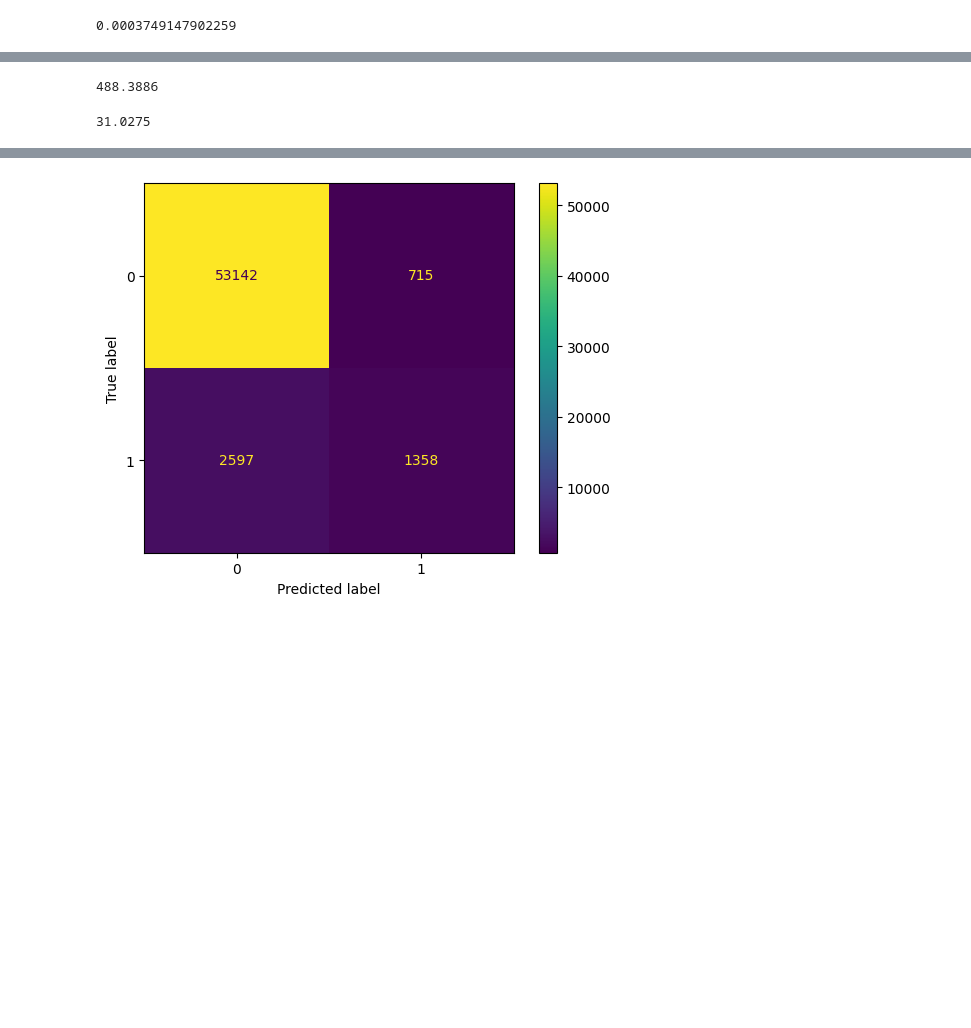
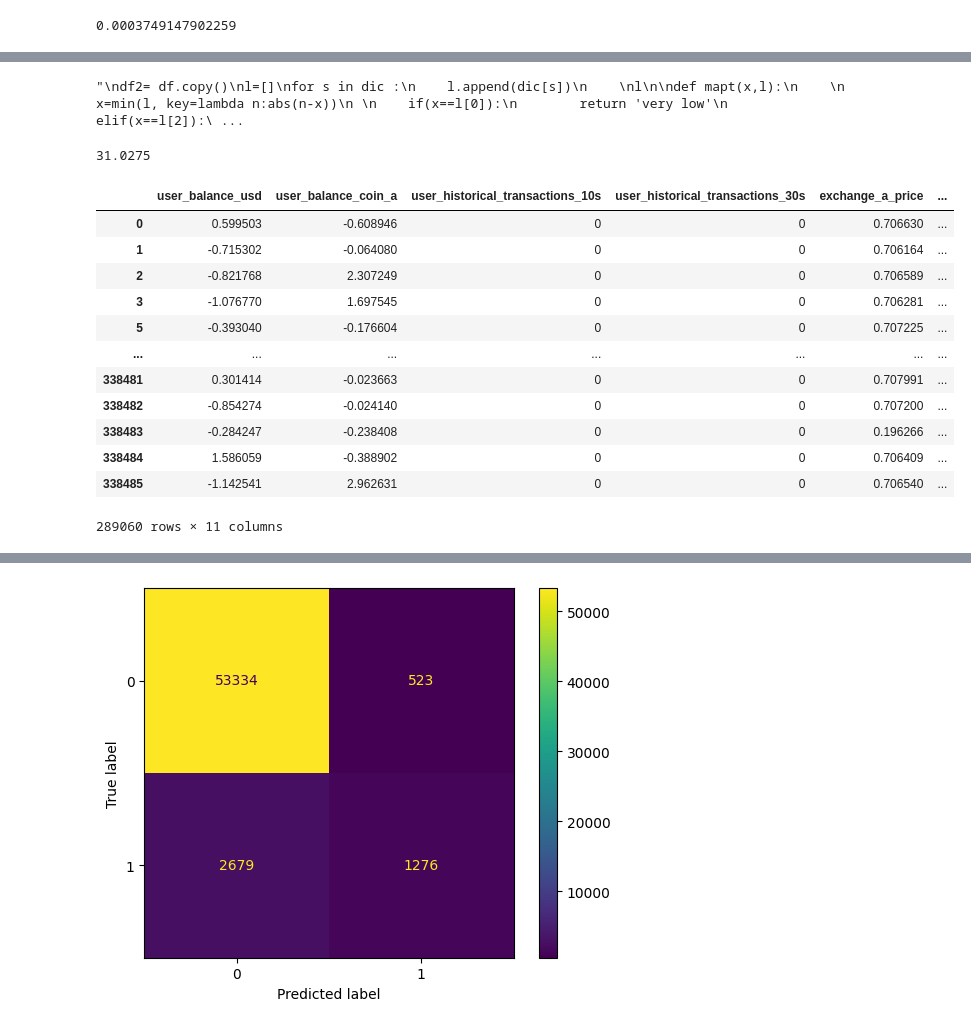
Before and after one commit to FranciscoDMO/batch6-workspace, a Jupyter notebook: HCKT01 - Binary Classification/hackaton.ipynb, the cells around one changed output, grey strips where cells are left out. Drawn from its saved outputs; the diff is of its cells as text; code cells hidden in the pictures; blank space fills up the shorter version.

```diff
--- a/HCKT01 - Binary Classification/hackaton.ipynb
+++ b/HCKT01 - Binary Classification/hackaton.ipynb
@@ -133,7 +139,35 @@ avg
 # %%
-df.exchange_b_price.max()
+'''
+df2= df.copy()
+l=[]
+for s in dic :
+    l.append(dic[s])
+
+l
+
+def mapt(x,l):
+
+    x=min(l, key=lambda n:abs(n-x))
+
+    if(x==l[0]):
+        return 'very low'
+    elif(x==l[2]):
+        return 'medium'
+    elif(x==l[3]):
+        return 'high'
+    elif(x==l[4]):
+        return 'very high'
+    elif(x==l[1]):
+        return 'low'
+    else:
+        return 'low'
+
+df2['exchange_b_volatility'] = df2['exchange_b_volatility'].map(lambda x:mapt(x,l))
+
+df2
+'''
 # %% [output]
-488.3886
+"\ndf2= df.copy()\nl=[]\nfor s in dic :\n    l.append(dic[s])\n    \nl\n\ndef mapt(x,l):\n    \n    x=min(l, key=lambda n:abs(n-x))\n \n    if(x==l[0]):\n        return 'very low'\n    elif(x==l[2]):\ ...
 # %%
 df.exchange_b_price.min()
 # %% [output]
@@ -144,10 +178,12 @@ def clean_data (df):
 
 
 
-    df1['anonymousL'] = df1.anonymous.str.replace('\d','')
+    df1['anonymousL'] = df1.anonymous.str.replace('\d+','')
     df1['anonymousN'] =df1.anonymous.str.replace('[aA-zZ]+','')
     df1['anonymousN']=df1['anonymousN'].astype('int64')
     df1['anonymousL']=df1['anonymousL'].astype('category')
+
+    #df1['exchange_b_volatility']=df1['exchange_b_volatility'].astype('category')
 
 
 
@@ -163,34 +199,49 @@ def clean_data (df):
     #df1['exchange_b_volatility'] = df1['exchange_b_volatility'].fillna(avg)
 
     df1['profit'] = abs(df1.exchange_b_price - df1.exchange_a_price)
+    df1['balance_a_usd']= df1.user_balance_coin_a * df1.exchange_a_price
+    df1['percentage_coin']= df1.balance_a_usd/df1.user_balance_usd
 
     df1=df1.dropna()
 
     robustscaler = RobustScaler()
+
     prof = df1[['profit']]
     robustscaler.fit(prof)
     df1['profit'] = robustscaler.transform(prof)
+
+   ##here
+    bal_a = df1[['balance_a_usd']]
+    robustscaler.fit(bal_a)
+    df1['balance_a_usd'] = robustscaler.transform(bal_a)
 
     bal_c = df1[['user_balance_coin_a']]
     robustscaler.fit(bal_c)
     df1['user_balance_coin_a'] = robustscaler.transform(bal_c)
 
 
-
     bal_u = df1[['user_balance_usd']]
     robustscaler.fit(bal_u)
     df1['user_balance_usd'] = robustscaler.transform(bal_u)
 
+    per = df1[['percentage_coin']]
+    robustscaler.fit(per)
+    df1['percentage_coin'] = robustscaler.transform(per)
+
 
     normalizer = Normalizer(norm='l2')
     # save numerical columns to normalize
-    X = df1[['exchange_a_price', 'exchange_b_price']]
+    X = df1[['exchange_a_price', 'exchange_b_price','exchange_a_volatility','exchange_b_volatility']]
 
     # fit transformer to data
     normalizer.fit(X)
     X_normalized = normalizer.transform(X)
     df1['exchange_a_price'] = X_normalized[:, 0]
     df1['exchange_b_price'] = X_normalized[:, 1]
+    df1['exchange_a_volatility'] = X_normalized[:, 2]
+    df1['exchange_b_volatility'] = X_normalized[:, 3]
+
+    #df1['percentage_coin'] = X_normalized[:, 2]
 
 
 
@@ -203,11 +254,15 @@ def clean_data (df):
     #df_ = df1[['user_balance_usd', 'user_balance_coin_a', 'user_historical_transactions_10s', 'user_historical_transactions_30s', 'exchange_a_price', 'exchange_b_price' , 'exchange_a_volatility','exchange_b_volatility','result','profit','anonymousN','anonymousL']].copy()
 
     #best one with random trees without hyper tunning
-    df_ = df1[['user_balance_usd', 'user_balance_coin_a', 'user_historical_transactions_30s', 'exchange_b_price' , 'exchange_a_volatility','exchange_b_volatility','result','profit','exchange_a_price','user_historical_transactions_10s','anonymousN','anonymousL']].copy()
+    #df_ = df1[['balance_a_usd', 'user_balance_coin_a', 'user_historical_transactions_30s' ,'exchange_b_volatility','result','profit','user_historical_transactions_10s','anonymousL']].copy()
 
+    #897
+    #df_ = df1[['percentage_coin','balance_a_usd','user_balance_usd', 'user_historical_transactions_30s', 'exchange_b_price' ,'exchange_b_volatility','result','profit','exchange_a_price','user_historical_transactions_10s','anonymousL']].copy()
 
     #df_ = df1[[ 'user_balance_coin_a', 'user_historical_transactions_30s' , 'exchange_a_volatility','exchange_b_volatility','result','profit','anonymousL']].copy()
 
+    #nothing new
+    df_ = df1[['user_balance_usd', 'user_balance_coin_a', 'user_historical_transactions_10s', 'user_historical_transactions_30s', 'exchange_a_price', 'exchange_b_price' , 'exchange_a_volatility','exchange_b_volatility','result','profit','anonymousL']].copy()
 
 
     #df_= df_.drop('anonymous',axis=1)
@@ -222,6 +277,21 @@ def clean_data (df):
     return df_
 # %%
 df_clean = clean_data(df)
+df_clean
+# %% [output]
+|  | user_balance_usd | user_balance_coin_a | user_historical_transactions_10s | user_historical_transactions_30s | exchange_a_price | ... |
+| 0 | 0.599503 | -0.608946 | 0 | 0 | 0.706630 | ... |
+| 1 | -0.715302 | -0.064080 | 0 | 0 | 0.706164 | ... |
+| 2 | -0.821768 | 2.307249 | 0 | 0 | 0.706589 | ... |
+| 3 | -1.076770 | 1.697545 | 0 | 0 | 0.706281 | ... |
+| 5 | -0.393040 | -0.176604 | 0 | 0 | 0.707225 | ... |
+| ... | ... | ... | ... | ... | ... | ... |
+| 338481 | 0.301414 | -0.023663 | 0 | 0 | 0.707991 | ... |
+| 338482 | -0.854274 | -0.024140 | 0 | 0 | 0.707200 | ... |
+| 338483 | -0.284247 | -0.238408 | 0 | 0 | 0.196266 | ... |
+| 338484 | 1.586059 | -0.388902 | 0 | 0 | 0.706409 | ... |
+| 338485 | -1.142541 | 2.962631 | 0 | 0 | 0.706540 | ... |
+289060 rows × 11 columns
 # %%
 #from imblearn.over_sampling import SMOTE
 df_tree= df_clean.copy()
```
Also changed, not shown: parts of 12 cells of this notebook, 8 other files.
